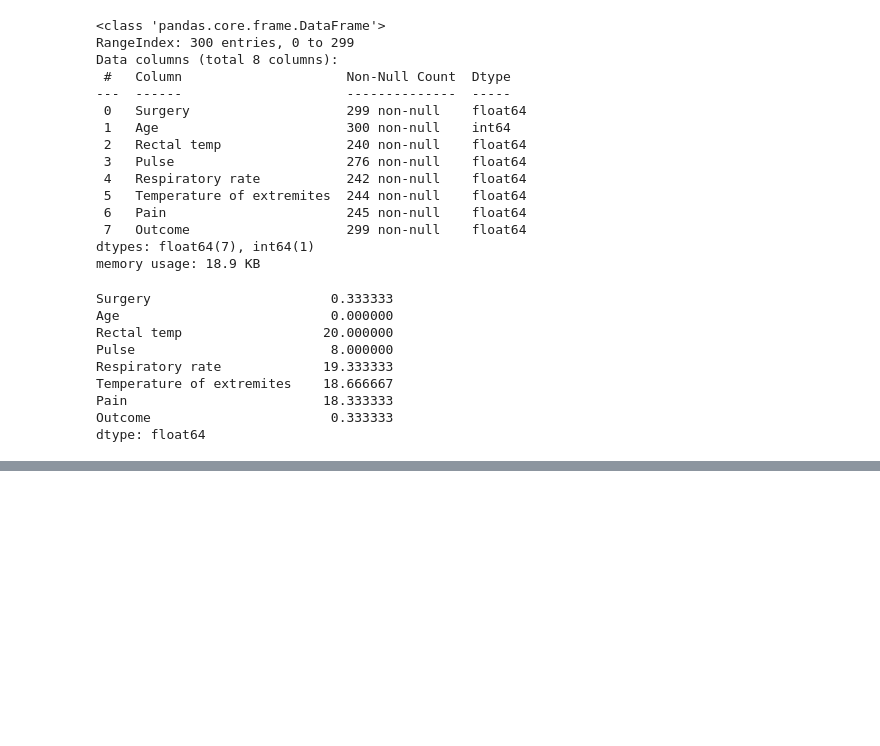
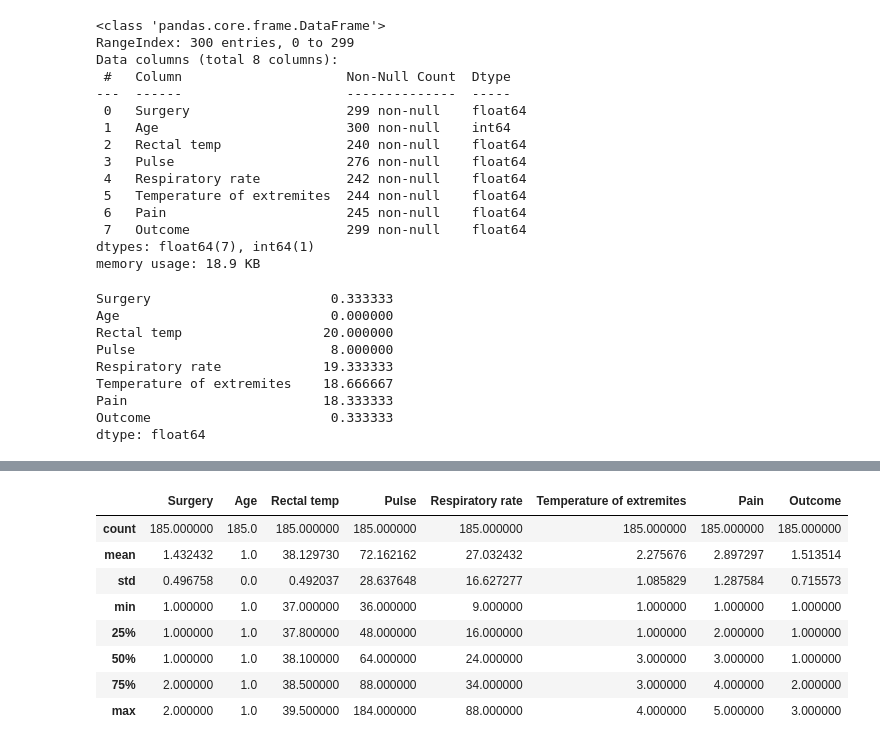
Before and after one commit to archimage-wiz/DS_PythonStat_Hw_Anomaly, a Jupyter notebook: Hw_AnomalySearch.ipynb, the cells around one changed output, grey strips where cells are left out. Saved outputs shown, nothing was run; the diff lists cells and outputs as text; code cells hidden in the pictures; blank space fills up the shorter version.

```diff
--- a/Hw_AnomalySearch.ipynb
+++ b/Hw_AnomalySearch.ipynb
@@ -129,0 +184,12 @@ Name: Pulse, dtype: float64
+# %%
+hd.describe()
+# %% [output]
+|  | Surgery | Age | Rectal temp | Pulse | Respiratory rate | Temperature of extremites | Pain | Outcome |
+| count | 185.000000 | 185.0 | 185.000000 | 185.000000 | 185.000000 | 185.000000 | 185.000000 | 185.000000 |
+| mean | 1.432432 | 1.0 | 38.129730 | 72.162162 | 27.032432 | 2.275676 | 2.897297 | 1.513514 |
+| std | 0.496758 | 0.0 | 0.492037 | 28.637648 | 16.627277 | 1.085829 | 1.287584 | 0.715573 |
+| min | 1.000000 | 1.0 | 37.000000 | 36.000000 | 9.000000 | 1.000000 | 1.000000 | 1.000000 |
+| 25% | 1.000000 | 1.0 | 37.800000 | 48.000000 | 16.000000 | 1.000000 | 2.000000 | 1.000000 |
+| 50% | 1.000000 | 1.0 | 38.100000 | 64.000000 | 24.000000 | 3.000000 | 3.000000 | 1.000000 |
+| 75% | 2.000000 | 1.0 | 38.500000 | 88.000000 | 34.000000 | 3.000000 | 4.000000 | 2.000000 |
+| max | 2.000000 | 1.0 | 39.500000 | 184.000000 | 88.000000 | 4.000000 | 5.000000 | 3.000000 |
```
Also changed, not shown: parts of 13 cells of this notebook, 1 other file.
